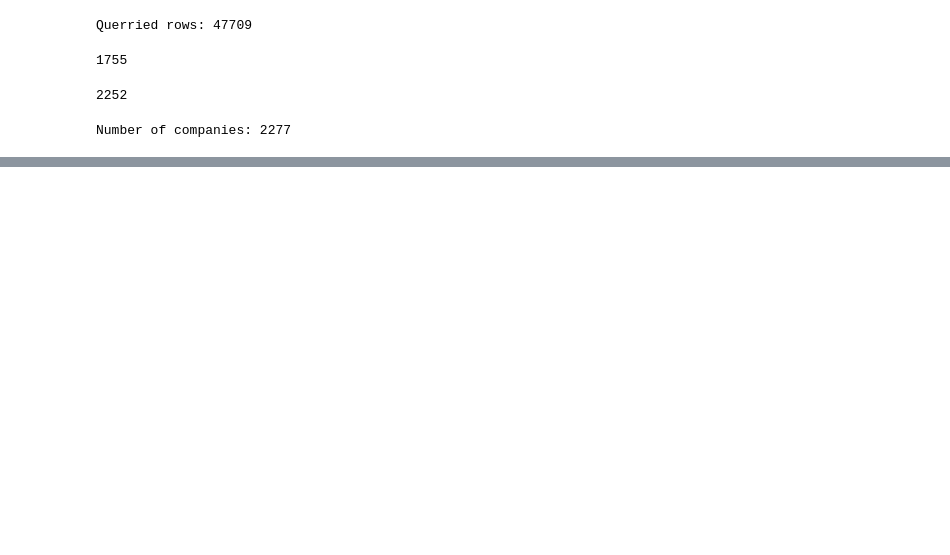
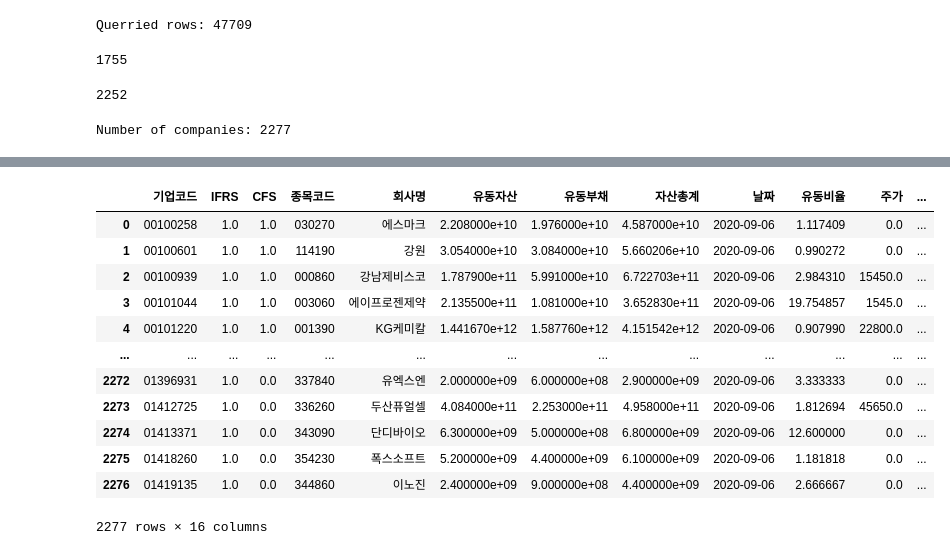
Before and after one commit to ethanscho/backtest-playground, a Jupyter notebook: quantitative-momentum/predict.ipynb, the cells around one changed output, grey strips where cells are left out. Saved outputs shown, nothing was run; the diff lists cells and outputs as text; code cells hidden in the pictures; blank space fills up the shorter version.

```diff
--- a/quantitative-momentum/predict.ipynb
+++ b/quantitative-momentum/predict.ipynb
@@ -146,22 +165,13 @@ def get_price_and_stocks(stock_code):
 # %%
 start_time = time.time()
-
-# 과거 60일 가격 정보로 모멘텀 데이터 채우기
-df_company['주가'] = np.NaN
-df_company['주식수'] = np.NaN
-df_company['시가총액'] = np.NaN
-df_company['start_price'] = np.NaN
-df_company['end_price'] = np.NaN
-df_company['yield'] = np.NaN
-
 for i, row in enumerate(df_company.iterrows()):
-    if i < 529:
-        continue
+#     if i < 865:
+#         continue
 
     company = row[1] # company = (corp code, ifrs, cfs, stock code, corp name, ...)
     stock_code = company[3]
 
-    print(company[4], stock_code)
+    print("--------", i, company[4], stock_code)
 
     # 시가총액
     start_price_time = time.time()
@@ -174,8 +184,7 @@ for i, row in enumerate(df_company.iterrows()):
     df_company.at[row[0], '주식수'] = num_stocks
     df_company.at[row[0], '시가총액'] = market_cap
 
-    if price == 0: # 네이버 금융에 가격정보가 없거나 현재 관리종목인 경우
-        print(i, "no price NAVER:", company[4], stock_code, market_cap_time)
+    if price == np.NaN: # 네이버 금융에 가격정보가 없거나 현재 관리종목인 경우
         continue
     else:
         start_price_time = time.time()
@@ -183,7 +192,7 @@ for i, row in enumerate(df_company.iterrows()):
         price_time = time.time() - start_price_time
 
         if len(df_price) == 0:
-            print(i, "no price FDR:", company[4])
+            print("no price FDR")
             continue
 
         # 마지막 가격 날짜 확인
@@ -191,7 +200,7 @@ for i, row in enumerate(df_company.iterrows()):
         df_price_end_date = datetime.strptime(str(df_price_end_date)[:10], '%Y-%m-%d').date()
 
         if (end_date_dt - df_price_end_date).days >= 7: # 최근 일주일 내 거래되지 않았으면 제거
-            print(i, "최근 거래 없음:", company[4], df_price_end_date)
+            print("최근 거래 없음 / 마지막 거래일:", df_price_end_date)
             continue
 
         start_price = df_price.iloc[0].Open
@@ -202,7 +211,7 @@ for i, row in enumerate(df_company.iterrows()):
         df_company.at[row[0], 'end_price'] = end_price
         df_company.at[row[0], 'yield'] = stock_yield
 
-        print(i, company[4], stock_code, market_cap, stock_yield, market_cap_time, price_time)
+        print("시총:", market_cap, "수익률:", stock_yield, "쿼리 시간:", market_cap_time, price_time)
 
         time.sleep(0.5)
 
@@ -229,0 +258,16 @@ len(df_company)
+# %%
+df_company
+# %% [output]
+|  | 기업코드 | IFRS | CFS | 종목코드 | 회사명 | 유동자산 | 유동부채 | 자산총계 | 날짜 | 유동비율 | 주가 | ... |
+| 0 | 00100258 | 1.0 | 1.0 | 030270 | 에스마크 | 2.208000e+10 | 1.976000e+10 | 4.587000e+10 | 2020-09-06 | 1.117409 | 0.0 | ... |
+| 1 | 00100601 | 1.0 | 1.0 | 114190 | 강원 | 3.054000e+10 | 3.084000e+10 | 5.660206e+10 | 2020-09-06 | 0.990272 | 0.0 | ... |
+| 2 | 00100939 | 1.0 | 1.0 | 000860 | 강남제비스코 | 1.787900e+11 | 5.991000e+10 | 6.722703e+11 | 2020-09-06 | 2.984310 | 15450.0 | ... |
+| 3 | 00101044 | 1.0 | 1.0 | 003060 | 에이프로젠제약 | 2.135500e+11 | 1.081000e+10 | 3.652830e+11 | 2020-09-06 | 19.754857 | 1545.0 | ... |
+| 4 | 00101220 | 1.0 | 1.0 | 001390 | KG케미칼 | 1.441670e+12 | 1.587760e+12 | 4.151542e+12 | 2020-09-06 | 0.907990 | 22800.0 | ... |
+| ... | ... | ... | ... | ... | ... | ... | ... | ... | ... | ... | ... | ... |
+| 2272 | 01396931 | 1.0 | 0.0 | 337840 | 유엑스엔 | 2.000000e+09 | 6.000000e+08 | 2.900000e+09 | 2020-09-06 | 3.333333 | 0.0 | ... |
+| 2273 | 01412725 | 1.0 | 0.0 | 336260 | 두산퓨얼셀 | 4.084000e+11 | 2.253000e+11 | 4.958000e+11 | 2020-09-06 | 1.812694 | 45650.0 | ... |
+| 2274 | 01413371 | 1.0 | 0.0 | 343090 | 단디바이오 | 6.300000e+09 | 5.000000e+08 | 6.800000e+09 | 2020-09-06 | 12.600000 | 0.0 | ... |
+| 2275 | 01418260 | 1.0 | 0.0 | 354230 | 폭스소프트 | 5.200000e+09 | 4.400000e+09 | 6.100000e+09 | 2020-09-06 | 1.181818 | 0.0 | ... |
+| 2276 | 01419135 | 1.0 | 0.0 | 344860 | 이노진 | 2.400000e+09 | 9.000000e+08 | 4.400000e+09 | 2020-09-06 | 2.666667 | 0.0 | ... |
+2277 rows × 16 columns
```
Also changed, not shown: parts of 18 cells of this notebook.
